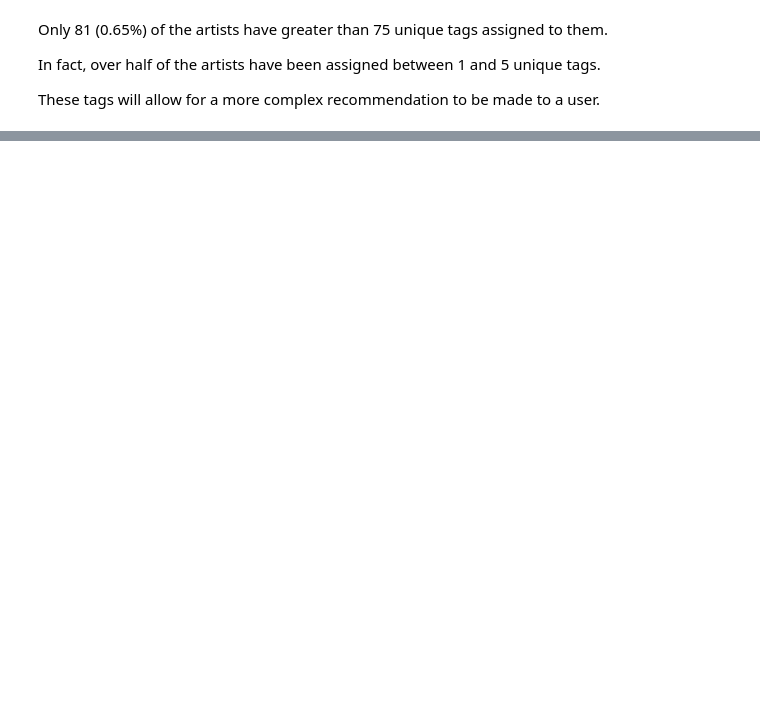
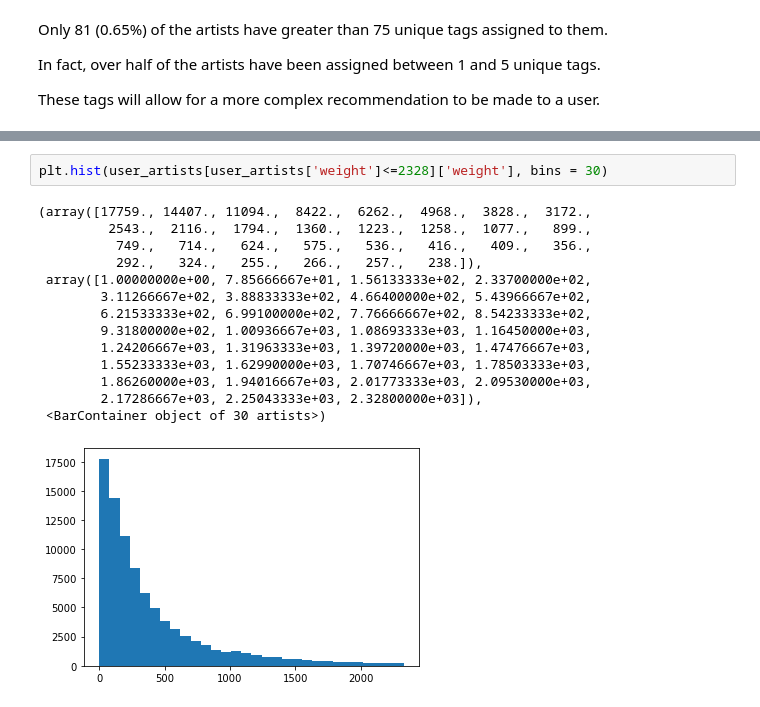
Before and after one commit to laramurphyyx/CA4015-Recommender-System, a Jupyter notebook: Data Exploration.ipynb, the cells around one changed output, grey strips where cells are left out. Cells and saved outputs as stored; diff of their text form; blank space fills up the shorter version.

Commit message:
Investigating user-artist weights

```diff
--- a/Data Exploration.ipynb
+++ b/Data Exploration.ipynb
@@ -165,0 +247,17 @@ These tags will allow for a more complex recommendation to be made to a user.
+# %%
+plt.hist(user_artists[user_artists['weight']<=2328]['weight'], bins = 30)
+# %% [output]
+(array([17759., 14407., 11094.,  8422.,  6262.,  4968.,  3828.,  3172.,
+         2543.,  2116.,  1794.,  1360.,  1223.,  1258.,  1077.,   899.,
+          749.,   714.,   624.,   575.,   536.,   416.,   409.,   356.,
+          292.,   324.,   255.,   266.,   257.,   238.]),
+ array([1.00000000e+00, 7.85666667e+01, 1.56133333e+02, 2.33700000e+02,
+        3.11266667e+02, 3.88833333e+02, 4.66400000e+02, 5.43966667e+02,
+        6.21533333e+02, 6.99100000e+02, 7.76666667e+02, 8.54233333e+02,
+        9.31800000e+02, 1.00936667e+03, 1.08693333e+03, 1.16450000e+03,
+        1.24206667e+03, 1.31963333e+03, 1.39720000e+03, 1.47476667e+03,
+        1.55233333e+03, 1.62990000e+03, 1.70746667e+03, 1.78503333e+03,
+        1.86260000e+03, 1.94016667e+03, 2.01773333e+03, 2.09530000e+03,
+        2.17286667e+03, 2.25043333e+03, 2.32800000e+03]),
+ <BarContainer object of 30 artists>)
+[figure, added]
```
Also changed, not shown: parts of 43 cells of this notebook.
